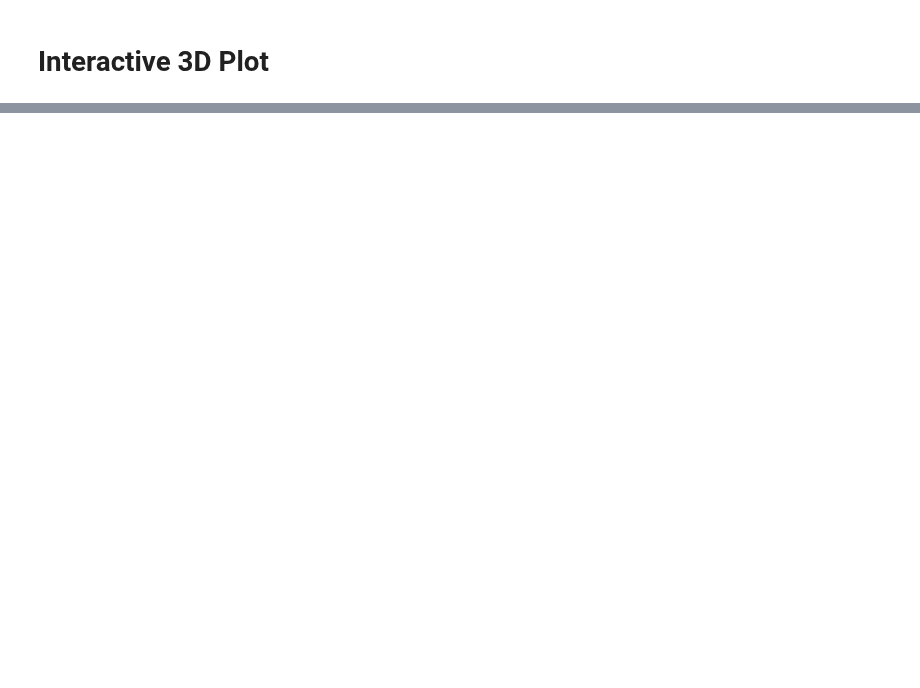
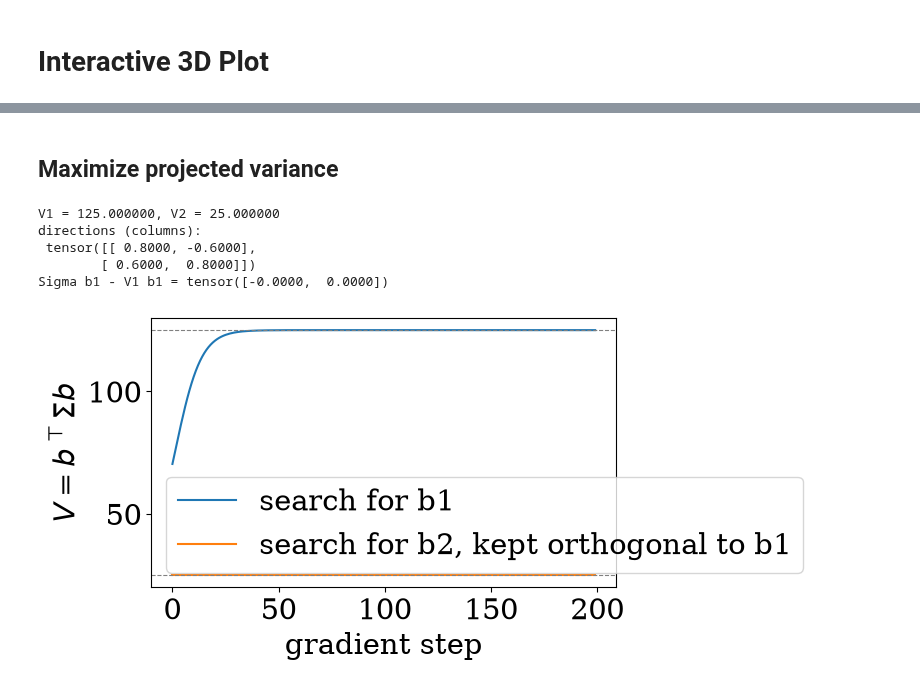
Before and after one commit to rahulbhadani/CPE486586_FA26, a Jupyter notebook: Code/CPE486586_Ch10_Dimensionality_Reduction.ipynb, the cells around one changed output, grey strips where cells are left out. Saved outputs shown, nothing was run; the diff lists cells and outputs as text; code cells hidden in the pictures; blank space fills up the shorter version.

```diff
--- a/Code/CPE486586_Ch10_Dimensionality_Reduction.ipynb
+++ b/Code/CPE486586_Ch10_Dimensionality_Reduction.ipynb
@@ -82,7 +82,7 @@ plt.rcParams['font.size'] = 21
 
 
 # Load the Iris dataset
-Iris = pl.read_csv("https://raw.githubusercontent.com/rahulbhadani/CPE486586_FA25/refs/heads/main/Data/Iris/iris.data")
+Iris = pl.read_csv("https://raw.githubusercontent.com/rahulbhadani/Datasets/refs/heads/master/Iris/iris.data")
 Iris.head()
 Iris = Iris.drop_nulls()
 # %%
@@ -374,0 +418,16 @@ shape: (3_384, 3)
+# %%
+Sigma_loop = torch.zeros(D, D)
+for i in range(N):
+    Sigma_loop += torch.outer(Xc[i], Xc[i])
+Sigma_loop /= N
+
+# The same matrix as one product
+Sigma = Xc.T @ Xc / N
+assert torch.allclose(Sigma, Sigma_loop)
+
+trace = Sigma[0, 0] + Sigma[1, 1]
+det = Sigma[0, 0] * Sigma[1, 1] - Sigma[0, 1] * Sigma[1, 0]
+corr = Sigma[0, 1] / torch.sqrt(Sigma[0, 0] * Sigma[1, 1])
+
+print("Sigma =\n", Sigma)
+print(f"trace = {trace:.0f}, det = {det:.0f}, correlation = {corr:.2f}")
@@ -374,0 +513,51 @@ shape: (3_384, 3)
+# %% [markdown]
+## Maximize projected variance
+# %%
+def unit_direction(w, previous):
+    # Remove the parts of w along earlier components, then scale to length 1.
+    # This enforces b^T b = 1 and b^T b_k = 0 without a Lagrange multiplier.
+    for u in previous:
+        w = w - (u @ w) * u
+    return w / w.norm()
+
+def max_variance_direction(S, previous=(), steps=200, lr=1e-3, seed=0):
+    g = torch.Generator().manual_seed(seed)
+    w = torch.randn(S.shape[0], generator=g).to(S).requires_grad_()
+    opt = torch.optim.SGD([w], lr=lr)
+    history = []
+    for _ in range(steps):
+        b = unit_direction(w, previous)
+        V = b @ S @ b              # variance of the data projected onto b
+        opt.zero_grad()
+        (-V).backward()            # minimizing -V is gradient ascent on V
+        opt.step()
+        history.append(V.item())
+    with torch.no_grad():
+        b = unit_direction(w, previous)
+        V = b @ S @ b
+    return V, b, history
+
+V1, g1, hist1 = max_variance_direction(Sigma)
+V2, g2, hist2 = max_variance_direction(Sigma, previous=[g1])
+U_ag = fix_sign(torch.stack([g1, g2], dim=1))
+
+print(f"V1 = {V1:.6f}, V2 = {V2:.6f}")
+print("directions (columns):\n", U_ag)
+print("Sigma b1 - V1 b1 =", Sigma @ g1 - V1 * g1)   # zero at the optimum, as the Lagrange condition says
+
+plt.figure(figsize=(6, 3.5))
+plt.plot(hist1, label="search for b1")
+plt.plot(hist2, label="search for b2, kept orthogonal to b1")
+plt.axhline(125, ls="--", c="gray", lw=0.8)
+plt.axhline(25, ls="--", c="gray", lw=0.8)
+plt.xlabel("gradient step")
+plt.ylabel(r"$V = b^\top \Sigma b$")
+plt.legend()
+plt.show()
+# %% [output]
+V1 = 125.000000, V2 = 25.000000
+directions (columns):
+ tensor([[ 0.8000, -0.6000],
+        [ 0.6000,  0.8000]])
+Sigma b1 - V1 b1 = tensor([-0.0000,  0.0000])
+[figure, added]
```
Also changed, not shown: parts of 31 cells of this notebook.
